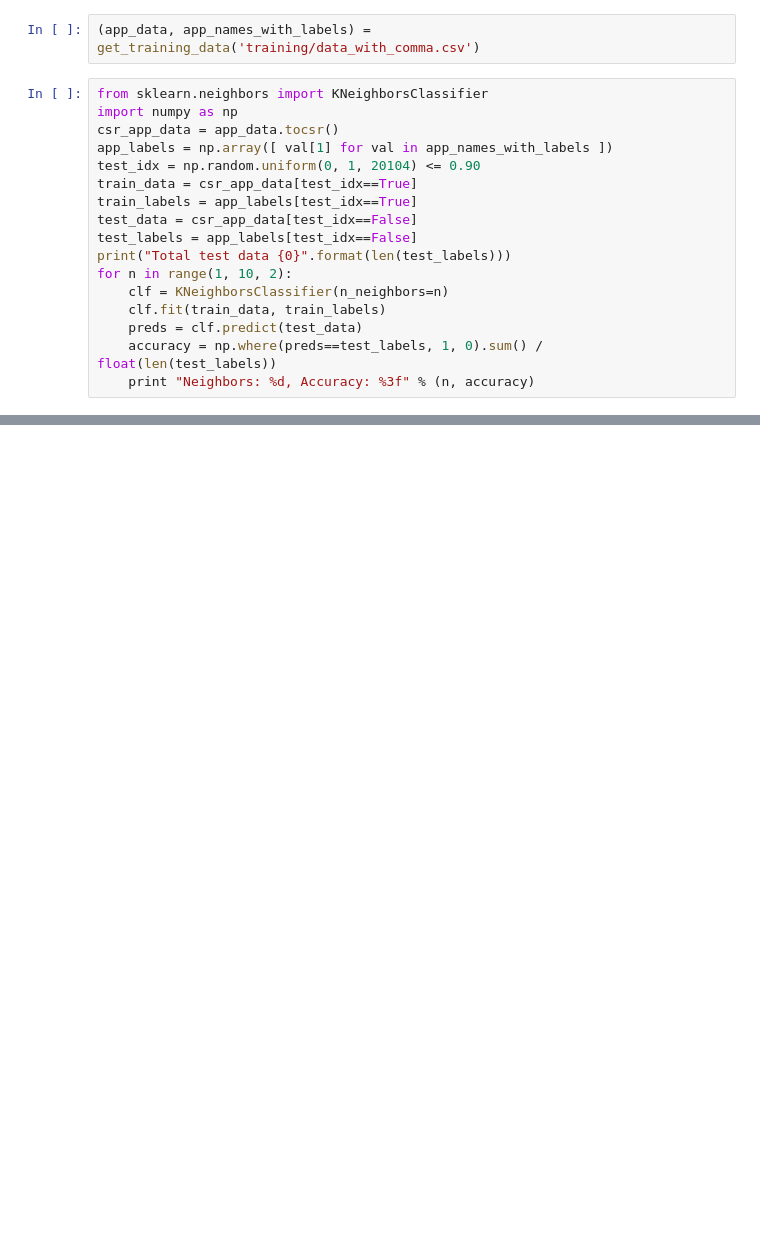
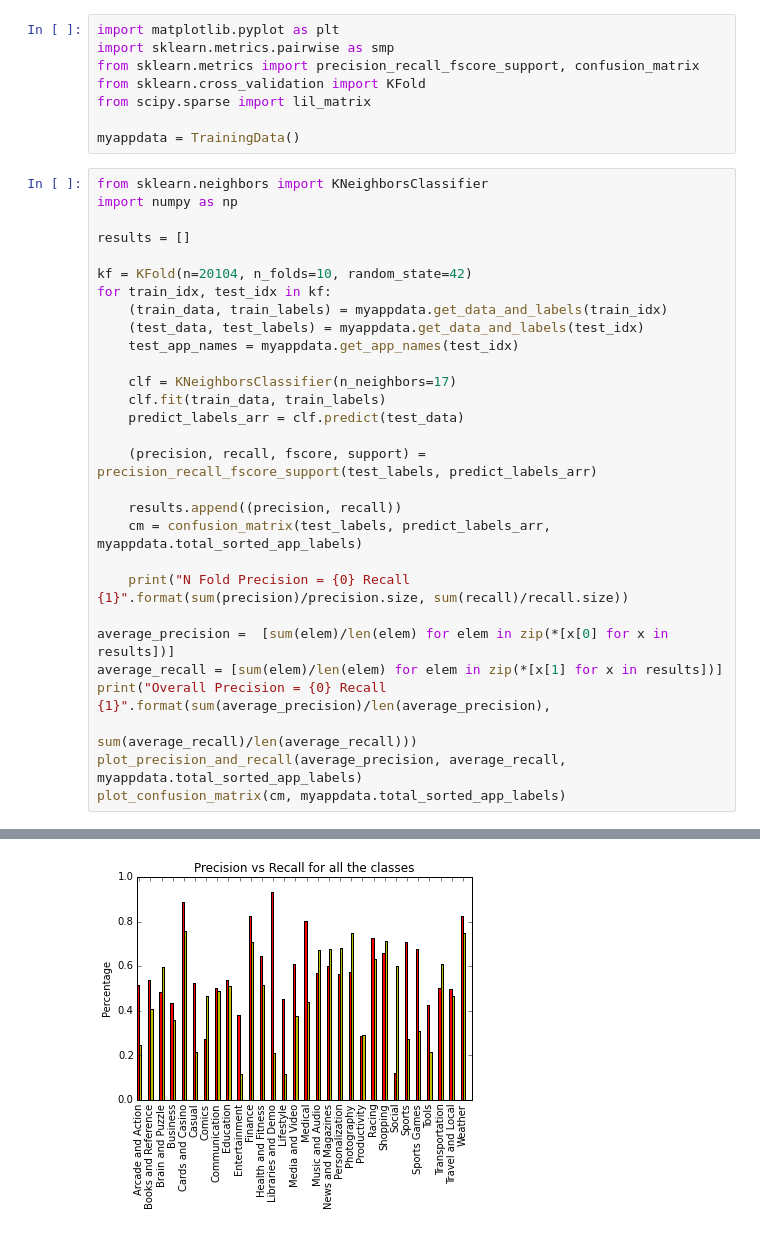
Before and after one commit to piyushchauhan2011/datamining, a Jupyter notebook: KNN.ipynb, the cells around one changed output, grey strips where cells are left out. Cells and saved outputs as stored; diff of their text form; blank space fills up the shorter version.

Commit message:
Adding various Classifiers

```diff
--- a/KNN.ipynb
+++ b/KNN.ipynb
@@ -9,19 +14,38 @@ Populating the interactive namespace from numpy and matplotlib
-# %%
-(app_data, app_names_with_labels) = get_training_data('training/data_with_comma.csv')
-# %%
-from sklearn.neighbors import KNeighborsClassifier
-import numpy as np
-csr_app_data = app_data.tocsr()
-app_labels = np.array([ val[1] for val in app_names_with_labels ])
-test_idx = np.random.uniform(0, 1, 20104) <= 0.90
-train_data = csr_app_data[test_idx==True]
-train_labels = app_labels[test_idx==True]
-test_data = csr_app_data[test_idx==False]
-test_labels = app_labels[test_idx==False]
-print("Total test data {0}".format(len(test_labels)))
-for n in range(1, 10, 2):
-    clf = KNeighborsClassifier(n_neighbors=n)
-    clf.fit(train_data, train_labels)
-    preds = clf.predict(test_data)
-    accuracy = np.where(preds==test_labels, 1, 0).sum() / float(len(test_labels))
-    print "Neighbors: %d, Accuracy: %3f" % (n, accuracy)
+# %%
+import matplotlib.pyplot as plt
+import sklearn.metrics.pairwise as smp
+from sklearn.metrics import precision_recall_fscore_support, confusion_matrix
+from sklearn.cross_validation import KFold
+from scipy.sparse import lil_matrix
+
+myappdata = TrainingData()
+# %%
+from sklearn.neighbors import KNeighborsClassifier
+import numpy as np
+
+results = []
+
+kf = KFold(n=20104, n_folds=10, random_state=42)
+for train_idx, test_idx in kf:
+    (train_data, train_labels) = myappdata.get_data_and_labels(train_idx)
+    (test_data, test_labels) = myappdata.get_data_and_labels(test_idx)
+    test_app_names = myappdata.get_app_names(test_idx)
+
+    clf = KNeighborsClassifier(n_neighbors=17)
+    clf.fit(train_data, train_labels)
+    predict_labels_arr = clf.predict(test_data)
+
+    (precision, recall, fscore, support) = precision_recall_fscore_support(test_labels, predict_labels_arr)
+
+    results.append((precision, recall))
+    cm = confusion_matrix(test_labels, predict_labels_arr, myappdata.total_sorted_app_labels)
+
+    print("N Fold Precision = {0} Recall {1}".format(sum(precision)/precision.size, sum(recall)/recall.size))
+
+average_precision =  [sum(elem)/len(elem) for elem in zip(*[x[0] for x in results])]
+average_recall = [sum(elem)/len(elem) for elem in zip(*[x[1] for x in results])]
+print("Overall Precision = {0} Recall {1}".format(sum(average_precision)/len(average_precision),
+                                                  sum(average_recall)/len(average_recall)))
+plot_precision_and_recall(average_precision, average_recall, myappdata.total_sorted_app_labels)
+plot_confusion_matrix(cm, myappdata.total_sorted_app_labels)
+# %% [output]
@@ -27,0 +63 @@ for n in range(1, 10, 2):
+[figure, added]
```
Also changed, not shown: parts of 5 cells of this notebook, 4 other files.
